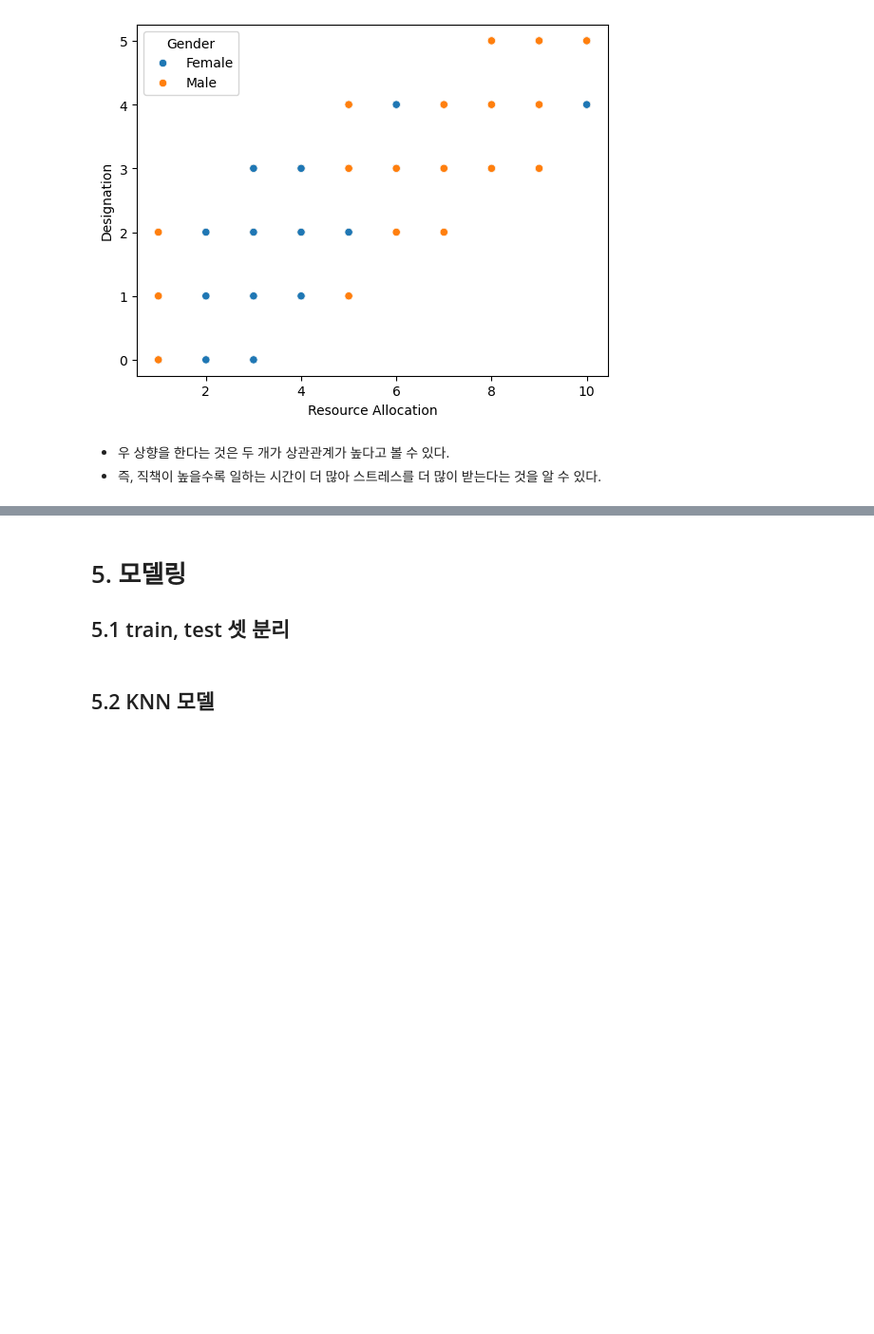
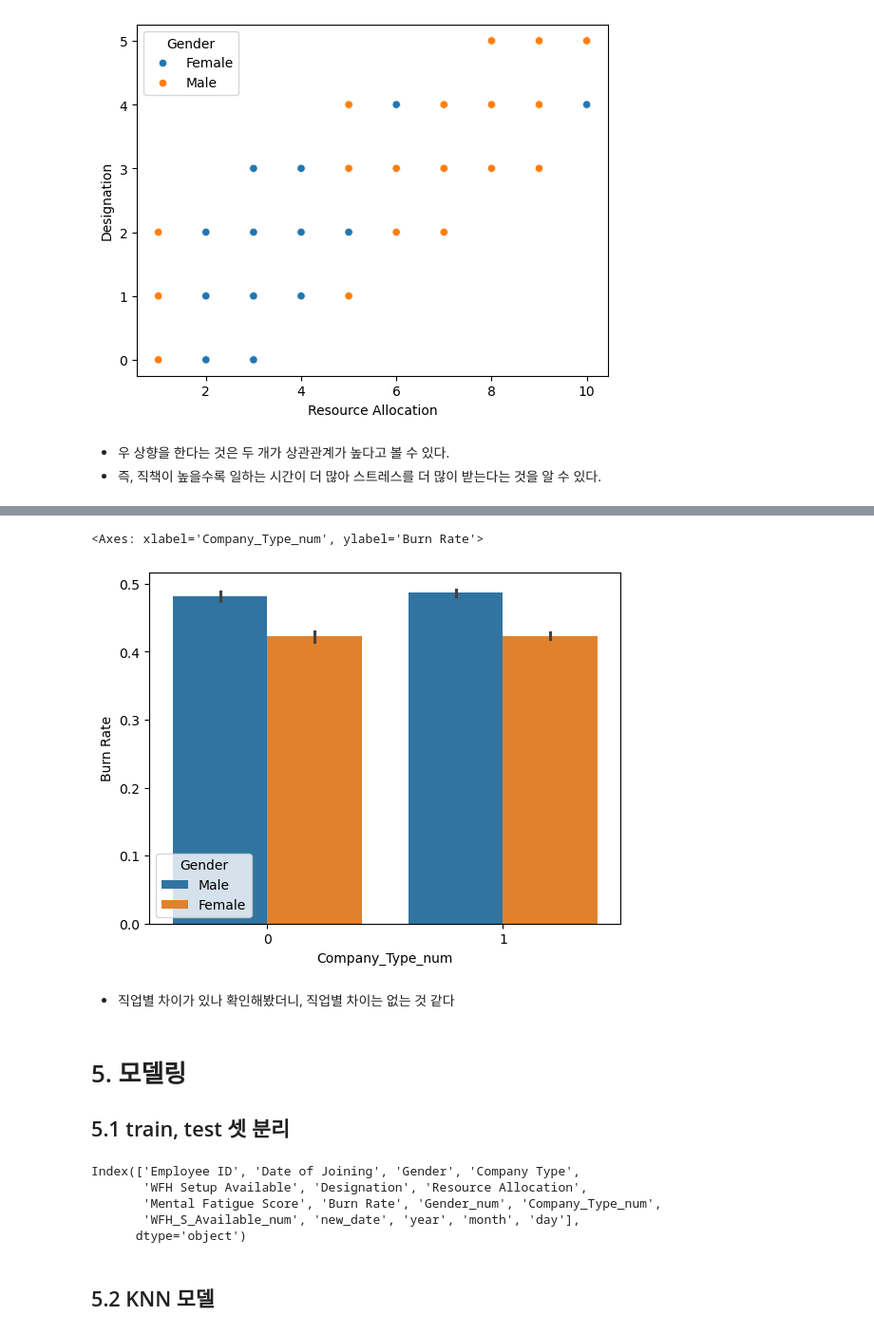
Before and after one commit to MaengJuyoung/kgitbank-MachineLearning, a Jupyter notebook: 6.회귀/Quiz01_burn out_유행병.ipynb, the cells around one changed output, grey strips where cells are left out. Shown at 95% size. Saved outputs shown, nothing was run; the diff lists cells and outputs as text; code cells hidden in the pictures; blank space fills up the shorter version.

```diff
--- a/6.회귀/Quiz01_burn out_유행병.ipynb
+++ b/6.회귀/Quiz01_burn out_유행병.ipynb
@@ -258,6 +272,21 @@ sns.scatterplot(data=df, x='Resource Allocation', y='Designation', hue='Gender')
 # %%
 # 직업별 차이가 있는가?
 # Company Type : 직원이 근무하는 회사의 유형 (서비스-Service:1, 제품-Product:0)
+# %%
+sns.barplot(data=df, x="Company_Type_num", y='Burn Rate', hue='Gender')
+# %% [output]
+<Axes: xlabel='Company_Type_num', ylabel='Burn Rate'>
+[figure, added]
+# %% [markdown]
+* 직업별 차이가 있나 확인해봤더니, 직업별 차이는 없는 것 같다
 # %% [markdown]
 # 5. 모델링
 ## 5.1 train, test 셋 분리
+# %%
+df.columns
+# %% [output]
+Index(['Employee ID', 'Date of Joining', 'Gender', 'Company Type',
+       'WFH Setup Available', 'Designation', 'Resource Allocation',
+       'Mental Fatigue Score', 'Burn Rate', 'Gender_num', 'Company_Type_num',
+       'WFH_S_Available_num', 'new_date', 'year', 'month', 'day'],
+      dtype='object')
```
Also changed, not shown: parts of 23 cells of this notebook.
